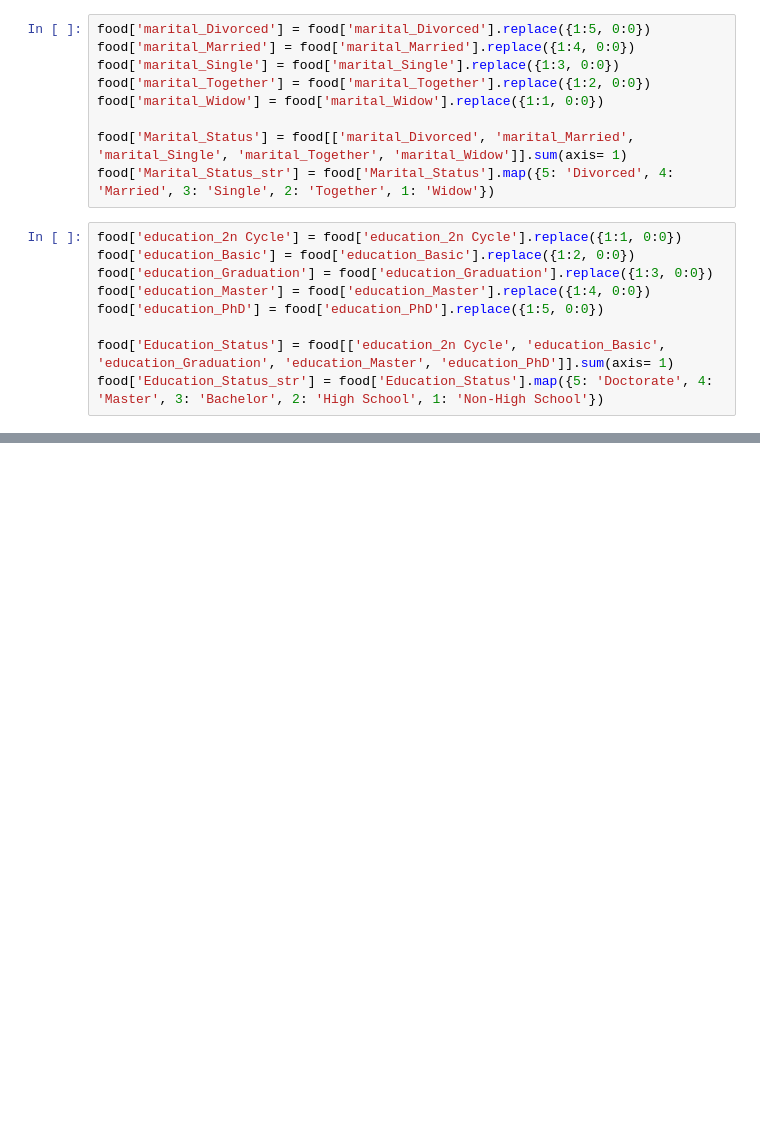
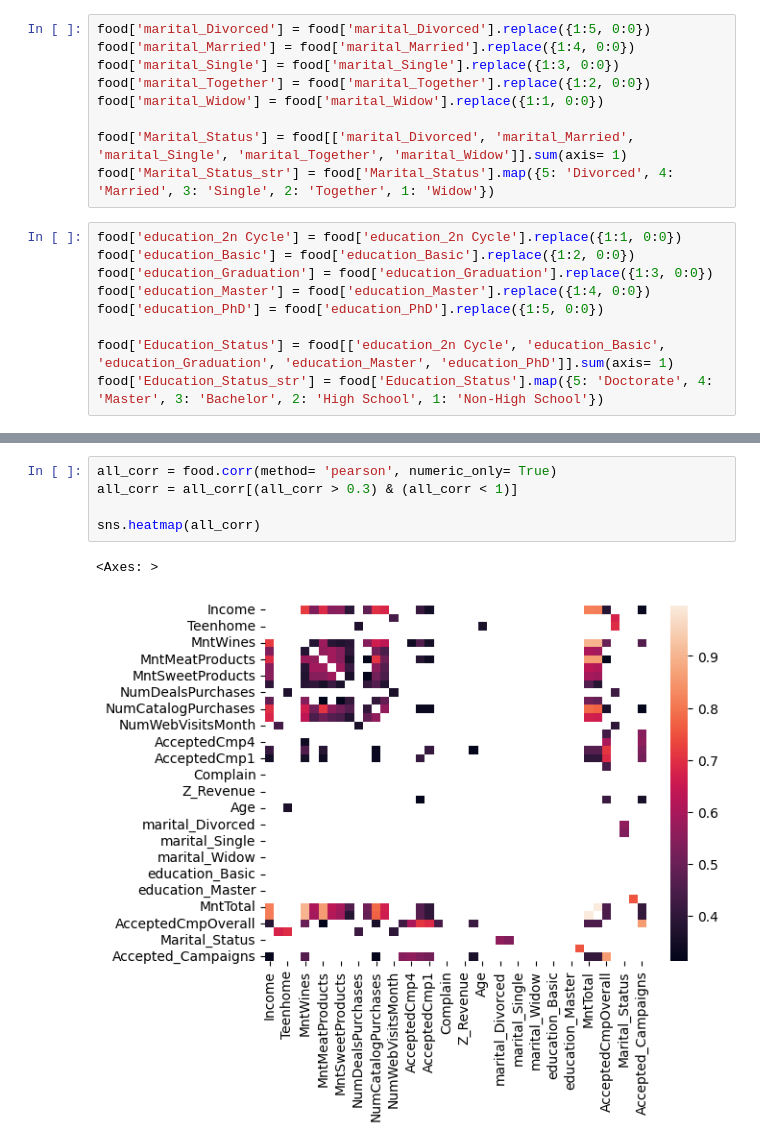
Before and after one commit to jgonzalez1015/Portfolio-Projects, a Jupyter notebook: Food Marketing Analysis Project/Food Marketing Analysis Project.ipynb, the cells around one changed output, grey strips where cells are left out. Cells and saved outputs as stored; diff of their text form; blank space fills up the shorter version.

```diff
--- a/Food Marketing Analysis Project/Food Marketing Analysis Project.ipynb
+++ b/Food Marketing Analysis Project/Food Marketing Analysis Project.ipynb
@@ -79,0 +109,8 @@ food['Accepted_Campaigns'] = food[['AcceptedCmp3', 'AcceptedCmp4', 'AcceptedCmp5
+# %%
+all_corr = food.corr(method= 'pearson', numeric_only= True)
+all_corr = all_corr[(all_corr > 0.3) & (all_corr < 1)]
+
+sns.heatmap(all_corr)
+# %% [output]
+<Axes: >
+[figure, added]
```
Also changed, not shown: parts of 14 cells of this notebook.
